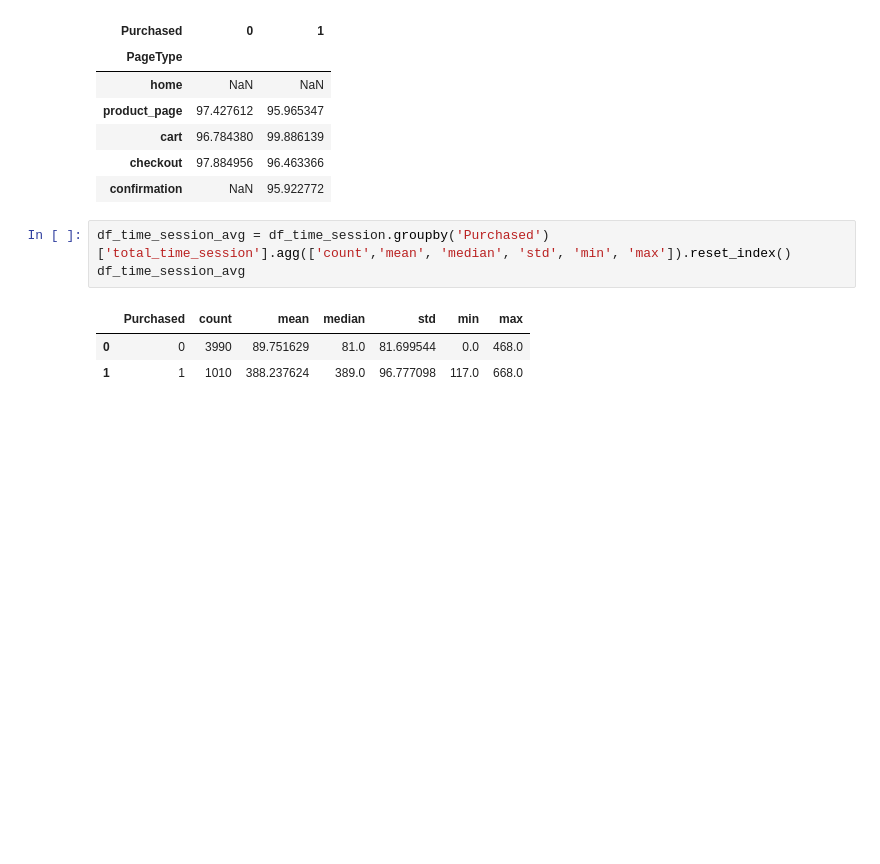
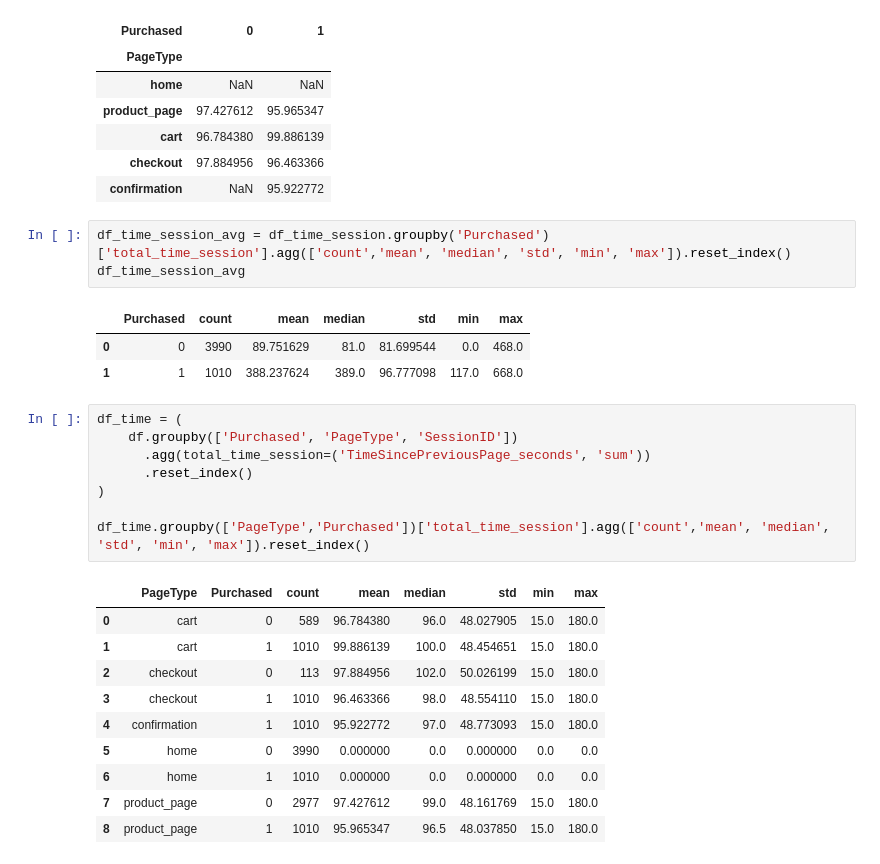
Before and after one commit to RondinellyOliveira/Funnel-Drop, a Jupyter notebook: Funnel_drop_analysis.ipynb, the cells around one changed output. Cells and saved outputs as stored; diff of their text form; blank space fills up the shorter version.

```diff
--- a/Funnel_drop_analysis.ipynb
+++ b/Funnel_drop_analysis.ipynb
@@ -942,6 +942,25 @@ df_time_session_avg
 |  | Purchased | count | mean | median | std | min | max |
 | 0 | 0 | 3990 | 89.751629 | 81.0 | 81.699544 | 0.0 | 468.0 |
 | 1 | 1 | 1010 | 388.237624 | 389.0 | 96.777098 | 117.0 | 668.0 |
+# %%
+df_time = (
+    df.groupby(['Purchased', 'PageType', 'SessionID'])
+      .agg(total_time_session=('TimeSincePreviousPage_seconds', 'sum'))
+      .reset_index()
+)
+
+df_time.groupby(['PageType','Purchased'])['total_time_session'].agg(['count','mean', 'median', 'std', 'min', 'max']).reset_index()
+# %% [output]
+|  | PageType | Purchased | count | mean | median | std | min | max |
+| 0 | cart | 0 | 589 | 96.784380 | 96.0 | 48.027905 | 15.0 | 180.0 |
+| 1 | cart | 1 | 1010 | 99.886139 | 100.0 | 48.454651 | 15.0 | 180.0 |
+| 2 | checkout | 0 | 113 | 97.884956 | 102.0 | 50.026199 | 15.0 | 180.0 |
+| 3 | checkout | 1 | 1010 | 96.463366 | 98.0 | 48.554110 | 15.0 | 180.0 |
+| 4 | confirmation | 1 | 1010 | 95.922772 | 97.0 | 48.773093 | 15.0 | 180.0 |
+| 5 | home | 0 | 3990 | 0.000000 | 0.0 | 0.000000 | 0.0 | 0.0 |
+| 6 | home | 1 | 1010 | 0.000000 | 0.0 | 0.000000 | 0.0 | 0.0 |
+| 7 | product_page | 0 | 2977 | 97.427612 | 99.0 | 48.161769 | 15.0 | 180.0 |
+| 8 | product_page | 1 | 1010 | 95.965347 | 96.5 | 48.037850 | 15.0 | 180.0 |
 # %%
 purchase_counts = (
     df_time_session.groupby('Purchased')['SessionID']
```
Also changed, not shown: parts of 3 cells of this notebook, 1 other file.
